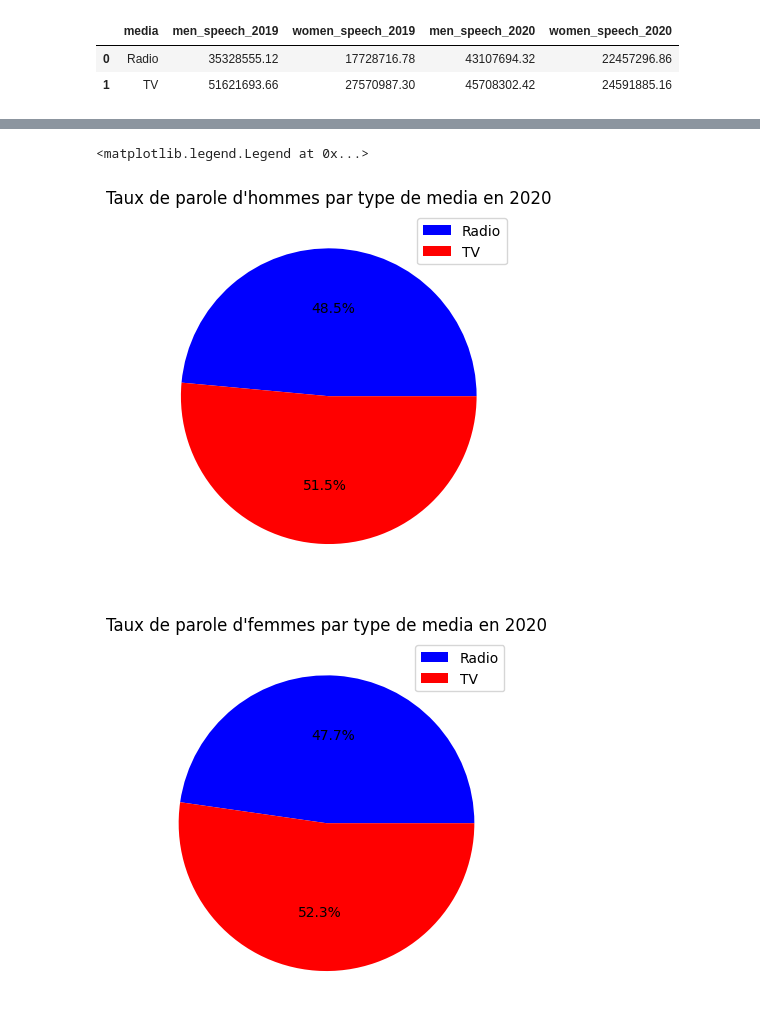
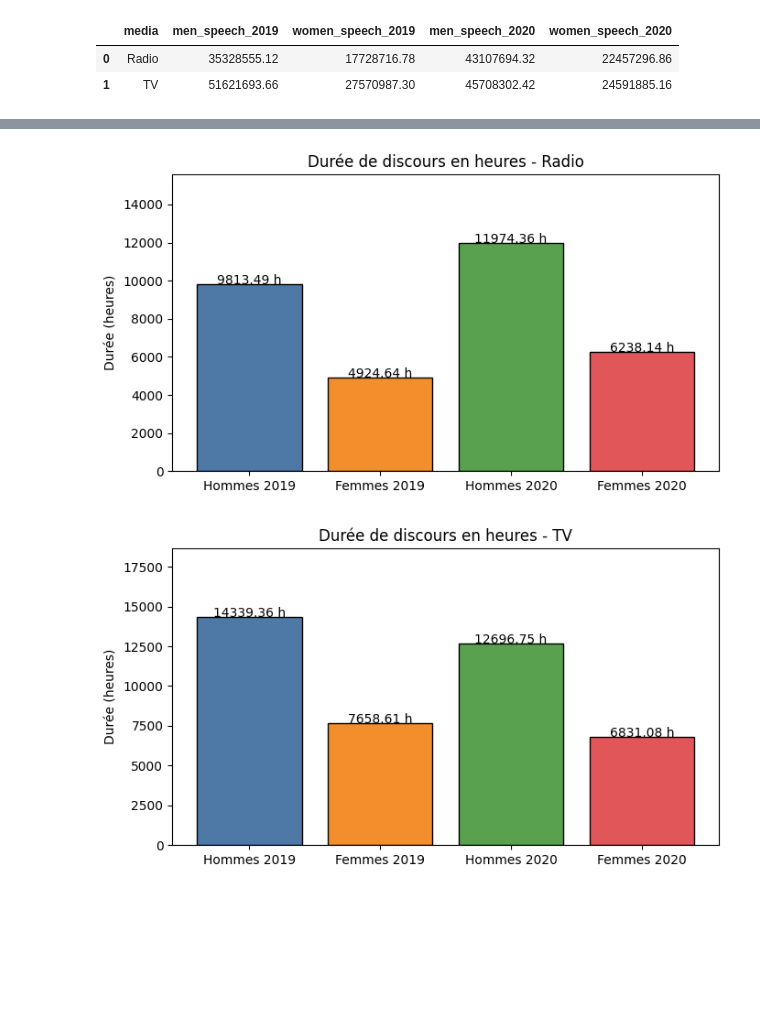
Before and after one commit to qevan91/Audio-Francais_OpenDataUniversity, a Jupyter notebook: temps_de_parole_H_F_par_media.ipynb, the cells around one changed output, grey strips where cells are left out. Saved outputs shown, nothing was run; the diff lists cells and outputs as text; code cells hidden in the pictures; blank space fills up the shorter version.

Commit message:
maj des graphes

```diff
--- a/temps_de_parole_H_F_par_media.ipynb
+++ b/temps_de_parole_H_F_par_media.ipynb
@@ -52,14 +38,30 @@ plt.show()
-# %%
-plt.pie(df1['men_speech_2020'], autopct = '%1.1f%%', colors = ['blue', 'red'])
-plt.title("Taux de parole d'hommes par type de media en 2020")
-plt.legend(df1['media'])
-# %% [output]
-<matplotlib.legend.Legend at 0x...>
-[figure, removed]
-# %%
-plt.pie(df1['women_speech_2020'], autopct = '%1.1f%%', colors = ['blue', 'red'])
-plt.title("Taux de parole de femmes par type de media en 2020")
-plt.legend(df1['media'])
-plt.show()
-# %% [output]
-[figure, removed]
+# %%
+def plot_media_bars(df, media_name):
+    df_media = df[df['media'] == media_name]
+
+    # Conversion en heures (1 heure = 3600 secondes)
+    men_2019 = df_media['men_speech_2019'].values[0] / 3600
+    women_2019 = df_media['women_speech_2019'].values[0] / 3600
+    men_2020 = df_media['men_speech_2020'].values[0] / 3600
+    women_2020 = df_media['women_speech_2020'].values[0] / 3600
+    categories = ['Hommes 2019', 'Femmes 2019', 'Hommes 2020', 'Femmes 2020']
+    values = [men_2019, women_2019, men_2020, women_2020]
+    colors = ['#4e79a7', '#f28e2b', '#59a14f', '#e15759']
+    plt.figure(figsize=(7, 4))
+    bars = plt.bar(categories, values, color=colors, edgecolor='black')
+
+    plt.title(f"Durée de discours en heures - {media_name}")
+    plt.ylabel("Durée (heures)")
+    plt.ylim(0, max(values) * 1.3)
+    # Afficher les valeurs au-dessus des barres
+    for bar in bars:
+        height = bar.get_height()
+        plt.text(bar.get_x() + bar.get_width() / 2, height + 0.05, f"{height:.2f} h", ha='center', fontsize=10)
+    plt.tight_layout()
+    plt.show()
+# Tracer les graphiques séparément
+plot_media_bars(df1, 'Radio')
+plot_media_bars(df1, 'TV')
+# %% [output]
+[figure, added]
+[figure, added]
```
Also changed, not shown: parts of 2 cells of this notebook.
